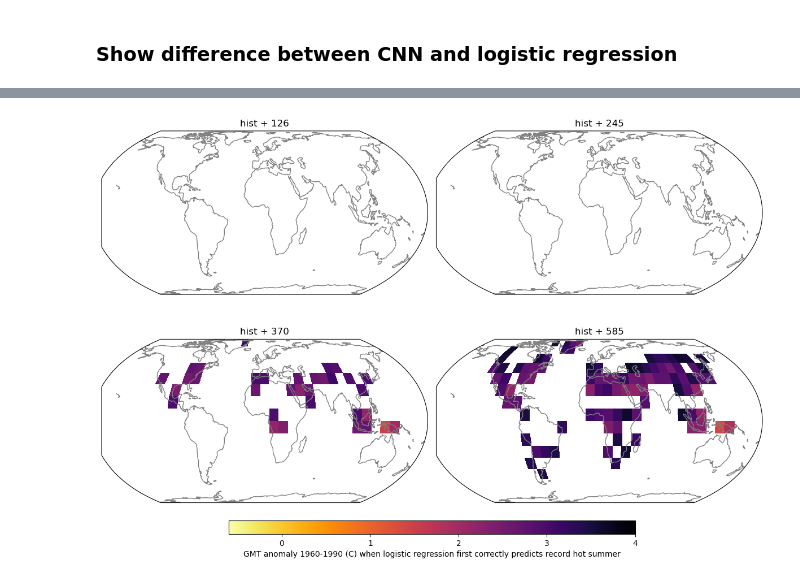
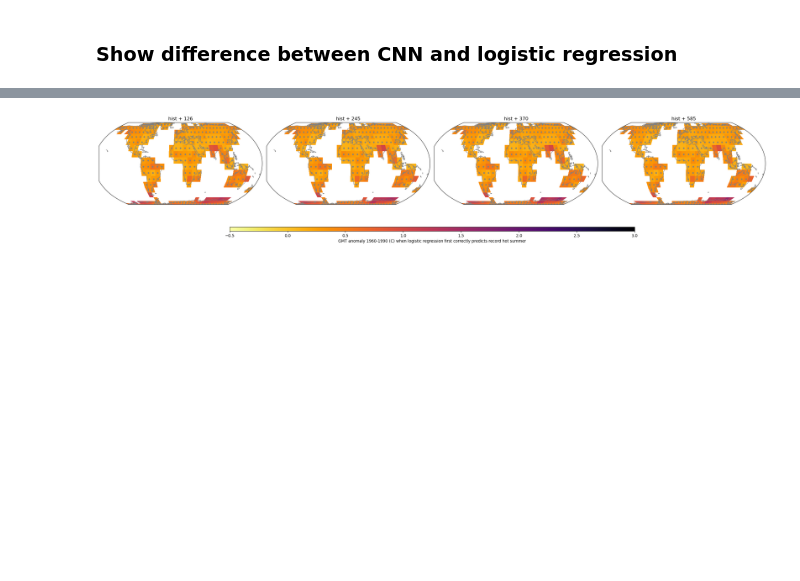
Before and after one commit to emily-gordy/predictability-emergence, a Jupyter notebook: FirstPredict.ipynb, the cells around one changed output, grey strips where cells are left out. Drawn from its saved outputs; the diff is of its cells as text; code cells hidden in the pictures; blank space fills up the shorter version.

```diff
--- a/FirstPredict.ipynb
+++ b/FirstPredict.ipynb
@@ -381,0 +147,2 @@ working on 585
+# %%
+cnn_accuracy, cnn_brierscore, cnn_first_correct = ModelEvals.cnn_evaluation(AllData)
@@ -441,5 +221,5 @@ plt.tight_layout()
 # %%
-bss = 1-(bs_cnn/bs_lr_all)
+bss = 1-(cnn_brierscore/lr_brierscore)
 
 levsbs = np.linspace(0,0.5,11)
 cmapbs = plt.get_cmap("Reds")
@@ -453,12 +233,12 @@ normbss = BoundaryNorm(diffbss,cmapdiffbss.N)
 plt.figure(figsize=(12,4))
 
 a1=plt.subplot(1,3,1,projection=ccrs.EqualEarth())
-c1=a1.pcolormesh(lonvec+5,latvec+5,bs_lr_all,norm=normbs,cmap='Reds',transform=ccrs.PlateCarree())
+c1=a1.pcolormesh(lonvec+5,latvec+5,lr_brierscore,norm=normbs,cmap='Reds',transform=ccrs.PlateCarree())
 a1.coastlines(color='gray')
 plt.title('logistic regression brier score')
 
 a1=plt.subplot(1,3,2,projection=ccrs.EqualEarth())
-a1.pcolormesh(lonvec+5,latvec+5,bs_cnn,norm=normbs,cmap='Reds',transform=ccrs.PlateCarree())
+a1.pcolormesh(lonvec+5,latvec+5,cnn_brierscore,norm=normbs,cmap='Reds',transform=ccrs.PlateCarree())
 a1.coastlines(color='gray')
 plt.title('cnn brier score')
 
@@ -486,4 +266,5 @@ cbar2.ax.set_xlabel('brier skill score')
 # cbar3.ax.set_xlabel('accuracy difference (percentage)')
 
 plt.tight_layout()
+plt.show()
 # %% [output]
@@ -491,30 +272,29 @@ plt.tight_layout()
 # %%
-plt.figure(figsize=(12,8))
+plt.figure(figsize=(24,5))
 
 lonmesh,latmesh = np.meshgrid(lonvec+5,latvec+5)
 
 for iplot in range(4):
 
-    gmt_first_correct_plop = np.concatenate((gmt_first_correct[[0]],gmt_first_correct[[iplot+1]]),axis=0)
+    gmt_first_correct_plop = np.concatenate((cnn_first_correct[[0]],cnn_first_correct[[iplot+1]]),axis=0)
     gmt_first_correct_plot = np.nanmin(gmt_first_correct_plop,axis=0)
 
-    histmask = ~np.isnan(gmt_first_correct[0])
+    histmask = ~np.isnan(cnn_first_correct[0])
     lonhist = lonmesh[histmask]
     lathist = latmesh[histmask]
 
-    ax=plt.subplot(2,2,iplot+1,projection=ccrs.EqualEarth())
+    ax=plt.subplot(1,4,iplot+1,projection=ccrs.EqualEarth())
     c1=ax.pcolormesh(lonvec+5,latvec+5,gmt_first_correct_plot,vmin=-0.5,vmax=3,cmap='inferno_r',transform=ccrs.PlateCarree())
     ax.scatter(lonhist,lathist,color='gray',marker='.',transform=ccrs.PlateCarree())
     plt.title("hist + " +ssplistplot[iplot+1])
     ax.coastlines(color='gray')
 
-all_first_correct = np.nanmin(gmt_first_correct,axis=0)
+all_first_correct = np.nanmin(cnn_first_correct,axis=0)
 
 cax1 = plt.axes((0.2,0.02,0.6,0.03))
 cbar1 = plt.colorbar(c1,cax1,orientation='horizontal')
 cbar1.ax.set_xlabel('GMT anomaly 1960-1990 (C) when CNN first correctly predicts record hot summer')
 
-
 plt.tight_layout()
 plt.show()
 # %% [output]
@@ -522,38 +302,50 @@ plt.show()
 # %%
-plt.figure(figsize=(12,8))
+plt.figure(figsize=(24,5))
 
 for iplot in range(4):
 
-    ax=plt.subplot(2,2,iplot+1,projection=ccrs.EqualEarth())
-    c2=ax.pcolormesh(lonvec+5,latvec+5,lr_first_correct[iplot],vmin=-0.6,vmax=4,cmap='inferno_r',transform=ccrs.PlateCarree())
+    histmask = ~np.isnan(lr_first_correct[0])
+    lonhist = lonmesh[histmask]
+    lathist = latmesh[histmask]
+
+    lr_first_correct_plop = np.concatenate((lr_first_correct[[0]],lr_first_correct[[iplot+1]]),axis=0)
+    lr_first_correct_plot = np.nanmin(lr_first_correct_plop,axis=0)
+
+    ax=plt.subplot(1,4,iplot+1,projection=ccrs.EqualEarth())
+    c2=ax.pcolormesh(lonvec+5,latvec+5,lr_first_correct_plot,vmin=-0.5,vmax=3,cmap='inferno_r',transform=ccrs.PlateCarree())
+    ax.scatter(lonhist,lathist,color='gray',marker='.',transform=ccrs.PlateCarree())
     plt.title("hist + "+ssplist[iplot])
     ax.coastlines(color='gray')
-
-# all_lr_first_correct = np.nanmin(lr_first_correct,axis=0)
-
-# mask = np.isnan(lr_first_correct[-1])
-# avgfirstcorrect_lr = np.copy(lr_first_correct)
-
-# avgfirstcorrect_lr[np.isnan(lr_first_correct)] = 0
-# avgfirstcorrect_lr[~np.isnan(lr_first_correct)] = 1
-# all_first_correct_scenario_lr = np.mean(avgfirstcorrect_lr,axis=0)
-
-# all_first_correct_scenario_lr[mask] = np.nan
-
-# ax=plt.subplot(2,3,6,projection=ccrs.EqualEarth())
-# c1=ax.pcolormesh(lonvec+5,latvec+5,np.nanmin(lr_first_correct,axis=0),vmin=-0.6,vmax=4,cmap='inferno_r',transform=ccrs.PlateCarree())
-# plt.title('all scenarios')
-# ax.coastlines(color='gray')
-
-# cax1 = plt.axes((0.2,0.02,0.6,0.03))
-# cbar1 = plt.colorbar(c1,cax1,orientation='horizontal')
-# cbar1.ax.set_xlabel('GMT anomaly from 1960-1990 (C)')
 
 cax1 = plt.axes((0.2,0.02,0.6,0.03))
 cbar1 = plt.colorbar(c2,cax1,orientation='horizontal')
 cbar1.ax.set_xlabel('GMT anomaly 1960-1990 (C) when logistic regression first correctly predicts record hot summer')
 
 plt.tight_layout()
 plt.show()
+
+
+plt.figure(figsize=(12,8))
+
+for iplot in range(4):
+
+    gmt_first_correct_plop = np.concatenate((cnn_first_correct[[0]],cnn_first_correct[[iplot+1]]),axis=0)
+    gmt_first_correct_plot = np.nanmin(gmt_first_correct_plop,axis=0)
+
+    lr_first_correct_plop = np.concatenate((lr_first_correct[[0]],lr_first_correct[[iplot+1]]),axis=0)
+    lr_first_correct_plot = np.nanmin(lr_first_correct_plop,axis=0)
+
+    ax=plt.subplot(2,2,iplot+1,projection=ccrs.EqualEarth())
+    c2=ax.pcolormesh(lonvec+5,latvec+5,gmt_first_correct_plot-lr_first_correct_plot,vmin=-0.5,vmax=0.5,cmap='PuOr_r',transform=ccrs.PlateCarree())
+    # ax.scatter(lonhist,lathist,color='gray',marker='.',transform=ccrs.PlateCarree())
+    plt.title("hist + " +ssplistplot[iplot+1])
+    ax.coastlines(color='gray')
+
+cax1 = plt.axes((0.2,0.02,0.6,0.03))
+cbar1 = plt.colorbar(c2,cax1,orientation='horizontal')
+cbar1.ax.set_xlabel('GMT anomaly difference (negative is earlier by CNN)')
+
+plt.tight_layout()
+plt.show()
 # %% [output]
-[figure, old version]
+[figure, new version]
```
Also changed, not shown: parts of 23 cells of this notebook, 4 other files.
